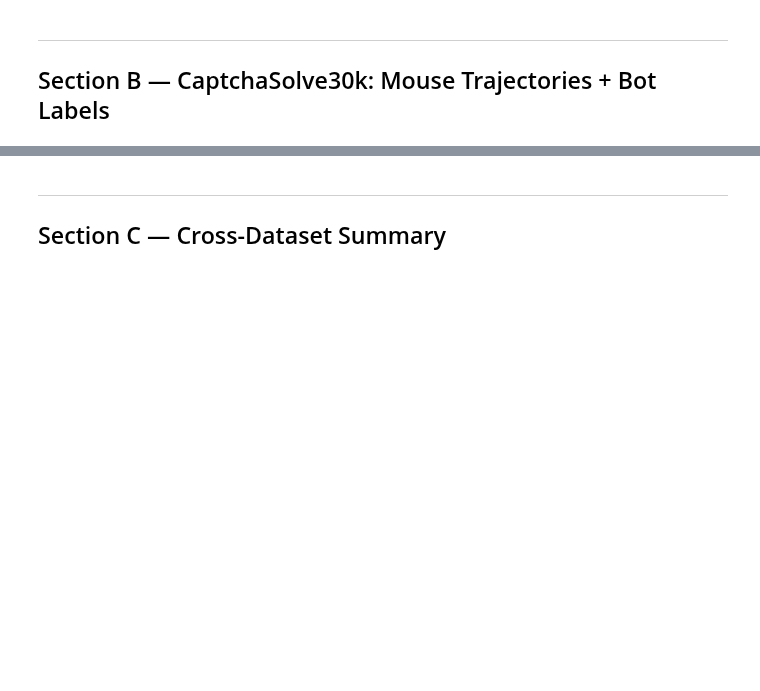
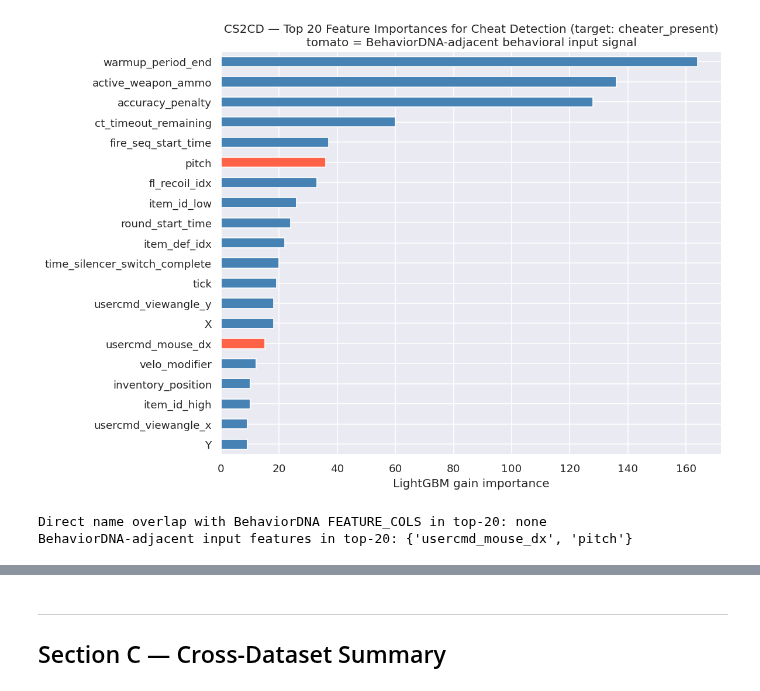
Before and after one commit to Lo1s/behaviorDNA, a Jupyter notebook: notebooks/05_external_datasets.ipynb, the cells around one changed output, grey strips where cells are left out. Drawn from its saved outputs; the diff is of its cells as text; code cells hidden in the pictures; blank space fills up the shorter version.

Commit message:
external dataset exploration notebook added

```diff
--- a/notebooks/05_external_datasets.ipynb
+++ b/notebooks/05_external_datasets.ipynb
@@ -55,11 +42,0 @@ and: https://www.kaggle.com/search?q=captcha+mouse+movement+bot
-# %%
-# Auto-detect the CSV file inside the download directory
-cs2cd_csvs = list(CS2CD_DIR.glob("**/*.csv"))
-if not cs2cd_csvs:
-    raise FileNotFoundError(
-        f"No CSV found in {CS2CD_DIR}. Run the kaggle download cell first."
-    )
-print("Found:", cs2cd_csvs)
-cs2 = pd.read_csv(cs2cd_csvs[0])
-print(f"Shape: {cs2.shape}")
-cs2.head()
@@ -90,0 +158,5 @@ print("\nAll columns:", cs2.columns.tolist())
+# %%
+# cheater_present was assigned during download: 0 = no cheater in match, 1 = cheater present
+TARGET_COL = "cheater_present"
+print(f"Target: '{TARGET_COL}'  distribution:\n{cs2[TARGET_COL].value_counts()}")
+print(f"\nNumeric feature columns available: {len(num_cols)}")
@@ -91,38 +171,36 @@ print("\nAll columns:", cs2.columns.tolist())
 # %%
-# --- Update TARGET_COL to match the actual column name in the dataset ---
-TARGET_COL = target_candidates[0] if target_candidates else None
+feature_cols_cs2 = [c for c in num_cols if c != TARGET_COL]
+X = cs2[feature_cols_cs2].fillna(0)
+y = cs2[TARGET_COL].values  # already 0/1
 
-if TARGET_COL is None:
-    print("No target column found — skipping LightGBM training. Set TARGET_COL manually.")
-else:
-    feature_cols = [c for c in num_cols if c != TARGET_COL]
-    X = cs2[feature_cols].fillna(0)
-    y_raw = cs2[TARGET_COL]
+lgbm = LGBMClassifier(n_estimators=200, num_leaves=31, verbose=-1, class_weight="balanced")
+lgbm.fit(X, y)
 
-    if y_raw.dtype == object:
-        le = LabelEncoder()
-        y = le.fit_transform(y_raw)
-        print("Classes:", le.classes_)
-    else:
-        y = y_raw.values
+importances = pd.Series(lgbm.feature_importances_, index=feature_cols_cs2)
+top20 = importances.nlargest(20).sort_values()
 
-    lgbm = LGBMClassifier(n_estimators=200, num_leaves=31, verbose=-1,
-                           class_weight="balanced")
-    lgbm.fit(X, y)
+# Highlight features that are behavioral input signals — directly analogous to BehaviorDNA
+bdna_adjacent = {
+    "usercmd_mouse_dx", "usercmd_mouse_dy", "yaw", "pitch",
+    "FORWARD", "BACK", "LEFT", "RIGHT", "FIRE", "shots_fired",
+}
+colors = ["tomato" if f in bdna_adjacent else "steelblue" for f in top20.index]
 
-    importances = pd.Series(lgbm.feature_importances_, index=feature_cols)
-    top20 = importances.nlargest(20).sort_values()
+fig, ax = plt.subplots(figsize=(10, 7))
+top20.plot.barh(ax=ax, color=colors)
+ax.set_title(
+    f"CS2CD — Top 20 Feature Importances for Cheat Detection (target: {TARGET_COL})\n"
+    "tomato = BehaviorDNA-adjacent behavioral input signal"
+)
+ax.set_xlabel("LightGBM gain importance")
+plt.tight_layout()
+plt.show()
 
-    fig, ax = plt.subplots(figsize=(10, 7))
-    top20.plot.barh(ax=ax, color="steelblue")
-    ax.set_title(f"CS2CD — Top 20 Feature Importances (target: {TARGET_COL})")
-    ax.set_xlabel("LightGBM gain importance")
-    plt.tight_layout()
-    plt.show()
-
-    # Highlight features that appear in BehaviorDNA
-    overlap = set(importances.nlargest(20).index) & set(FEATURE_COLS)
-    print(f"\nOverlap with BehaviorDNA FEATURE_COLS in top-20: {overlap or 'none'}")
+direct_overlap = set(importances.nlargest(20).index) & set(FEATURE_COLS)
+adjacent_in_top20 = set(top20.index) & bdna_adjacent
+print(f"\nDirect name overlap with BehaviorDNA FEATURE_COLS in top-20: {direct_overlap or 'none'}")
+print(f"BehaviorDNA-adjacent input features in top-20: {adjacent_in_top20 or 'none'}")
+# %% [output]
+[figure, added]
+Direct name overlap with BehaviorDNA FEATURE_COLS in top-20: none
+BehaviorDNA-adjacent input features in top-20: {'usercmd_mouse_dx', 'pitch'}
-# %% [markdown]
----
-## Section B — CaptchaSolve30k: Mouse Trajectories + Bot Labels
```
Also changed, not shown: parts of 27 cells of this notebook, 2 other files.
